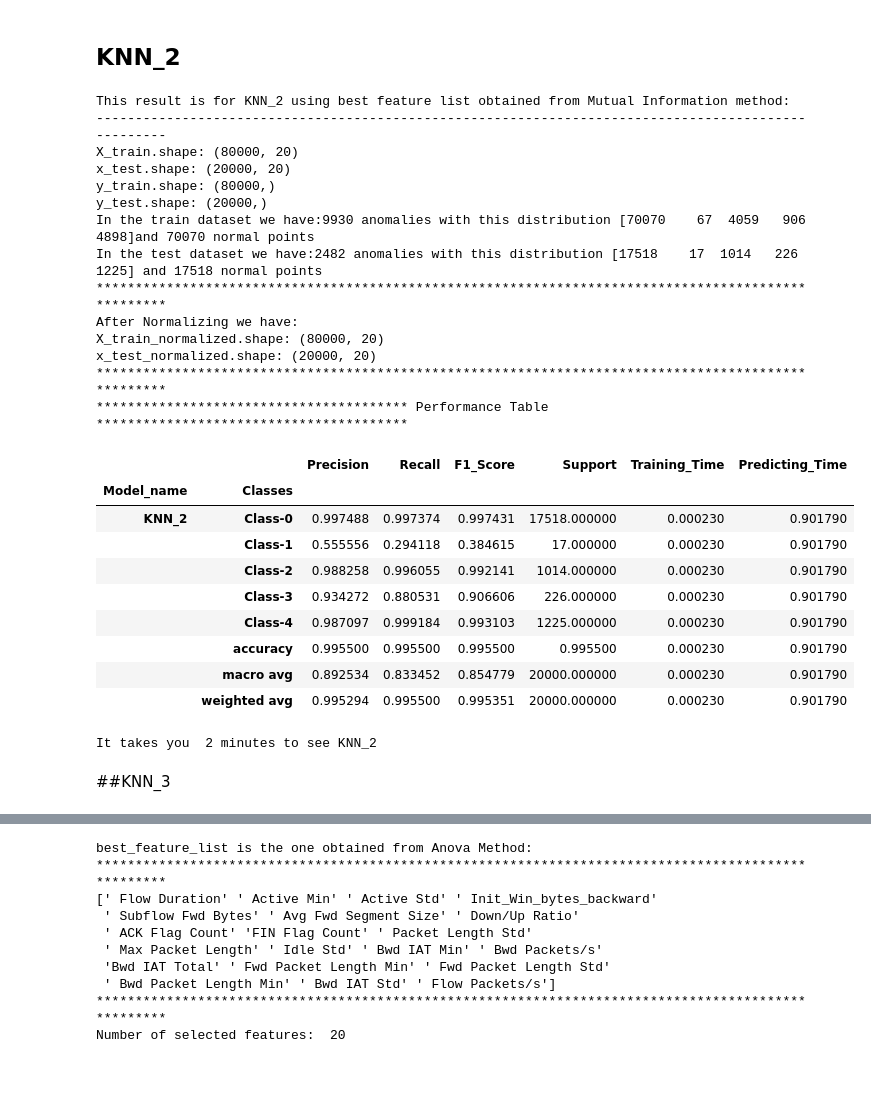
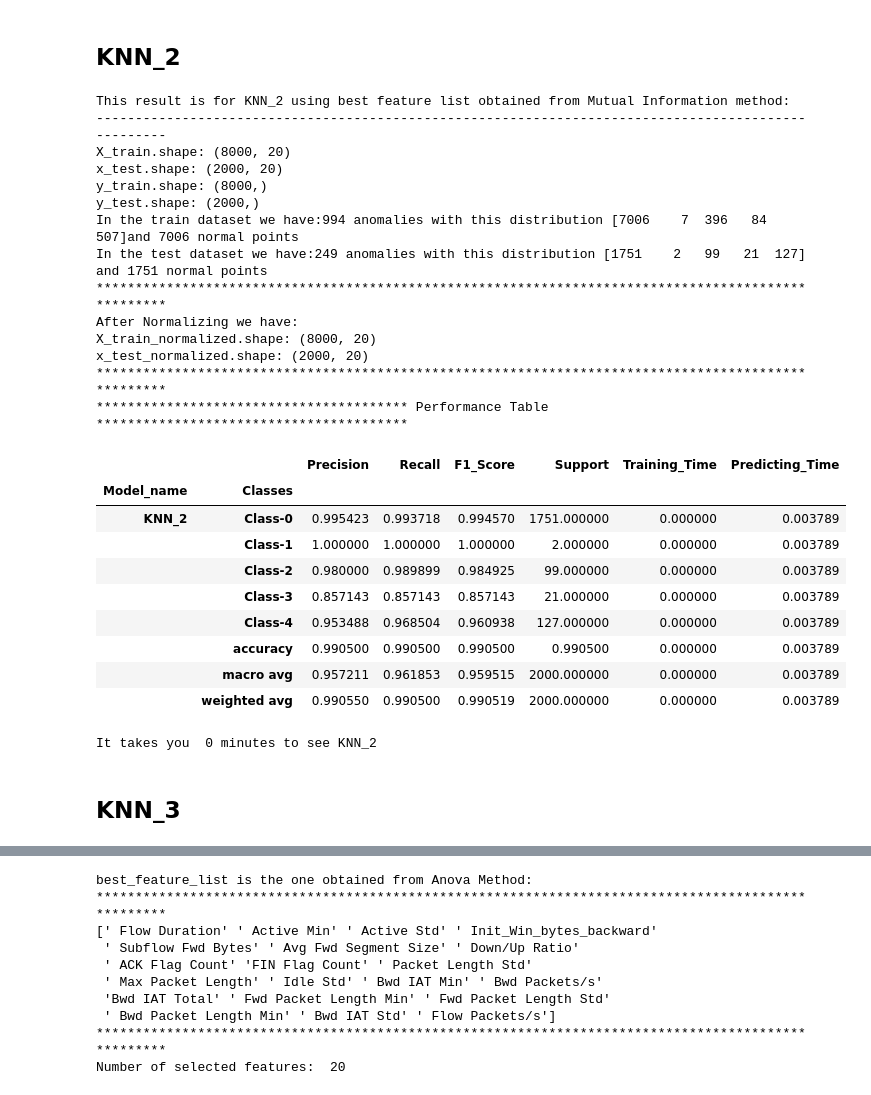
Before and after one commit to Mohammad-Amirifard/Intrusion_Detection, a Jupyter notebook: Notebooks/Part2_KNN_Models.ipynb, the cells around one changed output, grey strips where cells are left out. Saved outputs shown, nothing was run; the diff lists cells and outputs as text; code cells hidden in the pictures.

```diff
--- a/Notebooks/Part2_KNN_Models.ipynb
+++ b/Notebooks/Part2_KNN_Models.ipynb
@@ -128,7 +128,7 @@ clean_df = pd.read_csv(os.path.join(extraction_dir,'clean_df.csv'))
 clean_df = clean_df.sample(frac=1, random_state=42).reset_index(drop=True)
 
 # Here for not wasting time we choose a part of dataset.
-no_sample_to_model = 100000 # Samples
+no_sample_to_model = 10000 # Samples
 clean_df =clean_df[:no_sample_to_model]
 
 
@@ -464,9 +464,9 @@ print(f'\nIt takes you  {int((time.time() - initial_time)/60)} minutes to see KN
 
 # Step7) Save model performance
 current_working_dir = os.getcwd()
-os.makedirs(os.path.join(current_working_dir,'EDA_result'),exist_ok=True)
-EDA_result_folder = os.path.join(current_working_dir,'EDA_result')
-KNN_1_performance_df.to_csv(os.path.join(EDA_result_folder,'KNN_1_performance_df.csv'),index=False)
+os.makedirs(os.path.join(current_working_dir,'Models_results'),exist_ok=True)
+Model_results_folder = os.path.join(current_working_dir,'Models_results')
+KNN_1_performance_df.to_csv(os.path.join(Model_results_folder,'KNN_1_performance_df.csv'),index=True)
 # %% [output]
 This result is for KNN_1 using best feature list obtained from Random Foresrt method:
 ----------------------------------------------------------------------------------------------------
@@ -504,53 +504,53 @@ print('This result is for KNN_2 using best feature list obtained from Mutual Inf
 print('-'*100)
 
 # Step2) Splitting
 X_train, x_test, y_train, y_test = spliting(df= clean_df, best_feature_list= best_feature_list)
 
 # Step3) Normalizing
 X_train_normalized, x_test_normalized = normalizing(X_train, x_test)
 
 # Step4) Call Model
 k_NN_model, train_time = knn_model(X_train_normalized,y_train,k,metric)
 
 # Step5) Call pred function
 y_pred, pred_time = pred_knn(k_NN_model,x_test_normalized)
 
 
 # Step6) Call Performance
 print('*'*40,'Performance Table','*'*40)
 _,KNN_2_performance_df  = performance('KNN_2',y_test,y_pred,clean_df,train_time,pred_time)
 print(f'It takes you  {int((time.time() - initial_time)/60)} minutes to see KNN_2')
 
 # Step7) Save model performance
-KNN_2_performance_df.to_csv(os.path.join(EDA_result_folder,'KNN_2_performance_df.csv'),index=False)
+KNN_2_performance_df.to_csv(os.path.join(Model_results_folder,'KNN_2_performance_df.csv'),index=True)
 # %% [output]
 This result is for KNN_2 using best feature list obtained from Mutual Information method:
 ----------------------------------------------------------------------------------------------------
-X_train.shape: (80000, 20)
-x_test.shape: (20000, 20)
-y_train.shape: (80000,)
-y_test.shape: (20000,)
-In the train dataset we have:9930 anomalies with this distribution [70070    67  4059   906  4898]and 70070 normal points
-In the test dataset we have:2482 anomalies with this distribution [17518    17  1014   226  1225] and 17518 normal points
+X_train.shape: (8000, 20)
+x_test.shape: (2000, 20)
+y_train.shape: (8000,)
+y_test.shape: (2000,)
+In the train dataset we have:994 anomalies with this distribution [7006    7  396   84  507]and 7006 normal points
+In the test dataset we have:249 anomalies with this distribution [1751    2   99   21  127] and 1751 normal points
 ****************************************************************************************************
 After Normalizing we have:
-X_train_normalized.shape: (80000, 20)
-x_test_normalized.shape: (20000, 20)
+X_train_normalized.shape: (8000, 20)
+x_test_normalized.shape: (2000, 20)
 ****************************************************************************************************
 **************************************** Performance Table ****************************************
 |  |  | Precision | Recall | F1_Score | Support | Training_Time | Predicting_Time |
 | Model_name | Classes |  |  |  |  |  |  |
-| KNN_2 | Class-0 | 0.997488 | 0.997374 | 0.997431 | 17518.000000 | 0.000230 | 0.901790 |
-|  | Class-1 | 0.555556 | 0.294118 | 0.384615 | 17.000000 | 0.000230 | 0.901790 |
-|  | Class-2 | 0.988258 | 0.996055 | 0.992141 | 1014.000000 | 0.000230 | 0.901790 |
-|  | Class-3 | 0.934272 | 0.880531 | 0.906606 | 226.000000 | 0.000230 | 0.901790 |
-|  | Class-4 | 0.987097 | 0.999184 | 0.993103 | 1225.000000 | 0.000230 | 0.901790 |
-|  | accuracy | 0.995500 | 0.995500 | 0.995500 | 0.995500 | 0.000230 | 0.901790 |
-|  | macro avg | 0.892534 | 0.833452 | 0.854779 | 20000.000000 | 0.000230 | 0.901790 |
-|  | weighted avg | 0.995294 | 0.995500 | 0.995351 | 20000.000000 | 0.000230 | 0.901790 |
+| KNN_2 | Class-0 | 0.995423 | 0.993718 | 0.994570 | 1751.000000 | 0.000000 | 0.003789 |
+|  | Class-1 | 1.000000 | 1.000000 | 1.000000 | 2.000000 | 0.000000 | 0.003789 |
+|  | Class-2 | 0.980000 | 0.989899 | 0.984925 | 99.000000 | 0.000000 | 0.003789 |
+|  | Class-3 | 0.857143 | 0.857143 | 0.857143 | 21.000000 | 0.000000 | 0.003789 |
+|  | Class-4 | 0.953488 | 0.968504 | 0.960938 | 127.000000 | 0.000000 | 0.003789 |
+|  | accuracy | 0.990500 | 0.990500 | 0.990500 | 0.990500 | 0.000000 | 0.003789 |
+|  | macro avg | 0.957211 | 0.961853 | 0.959515 | 2000.000000 | 0.000000 | 0.003789 |
+|  | weighted avg | 0.990550 | 0.990500 | 0.990519 | 2000.000000 | 0.000000 | 0.003789 |
-It takes you  2 minutes to see KNN_2
+It takes you  0 minutes to see KNN_2
 # %% [markdown]
-##KNN_3
+## KNN_3
 # %%
 #The result is good but let's see wheater we can do better or not. Let's try different feature lsit obtained from feature selection part.
 
```
Also changed, not shown: parts of 12 cells of this notebook, 3 other files.
